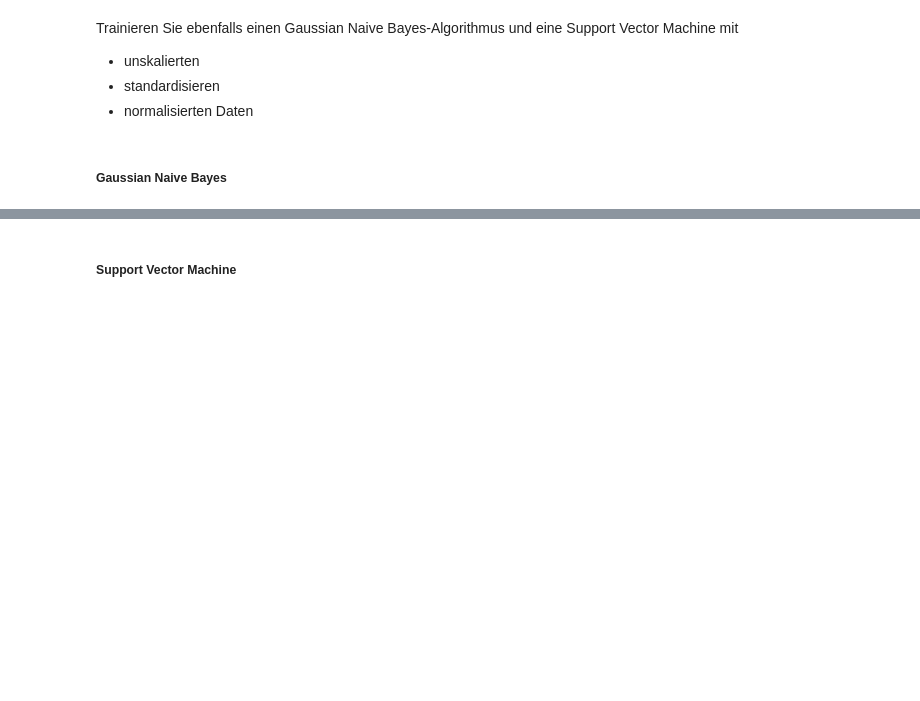
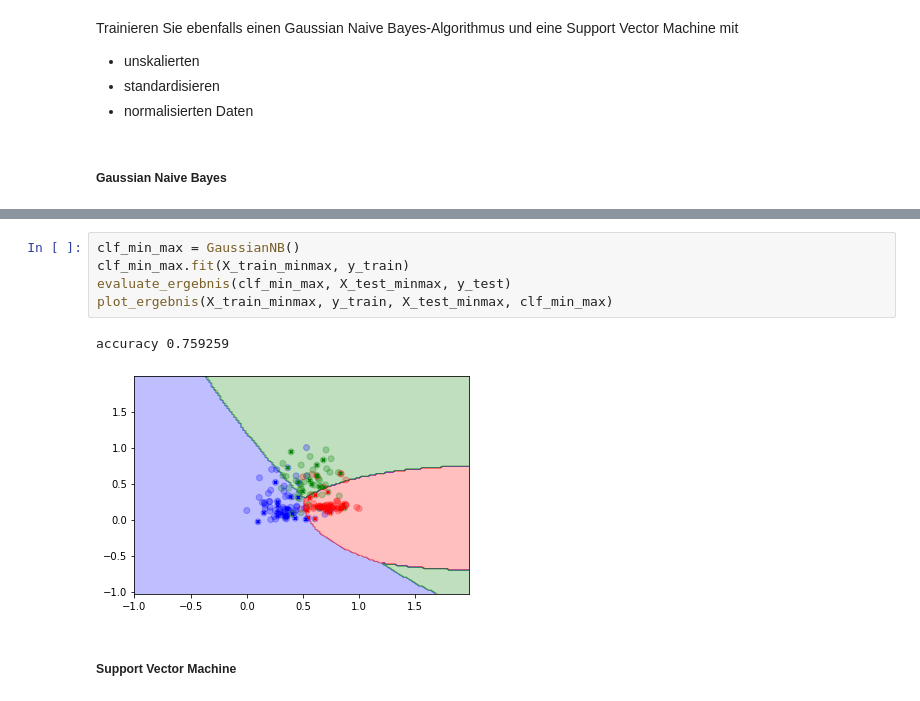
Before and after one commit to Aafaaq77/EinblickeMachineLearning, a Jupyter notebook: 07_skalierung_aufgabe.ipynb, the cells around one changed output, grey strips where cells are left out. Saved outputs shown, nothing was run; the diff lists cells and outputs as text; blank space fills up the shorter version.

```diff
--- a/07_skalierung_aufgabe.ipynb
+++ b/07_skalierung_aufgabe.ipynb
@@ -308,3 +345,11 @@ Daten
+# %%
+clf_min_max = GaussianNB()
+clf_min_max.fit(X_train_minmax, y_train)
+evaluate_ergebnis(clf_min_max, X_test_minmax, y_test)
+plot_ergebnis(X_train_minmax, y_train, X_test_minmax, clf_min_max)
+# %% [output]
+accuracy 0.759259
+[figure, added]
 # %% [markdown]
 ##### Support Vector Machine
 # %%
```
Also changed, not shown: parts of 19 cells of this notebook.
